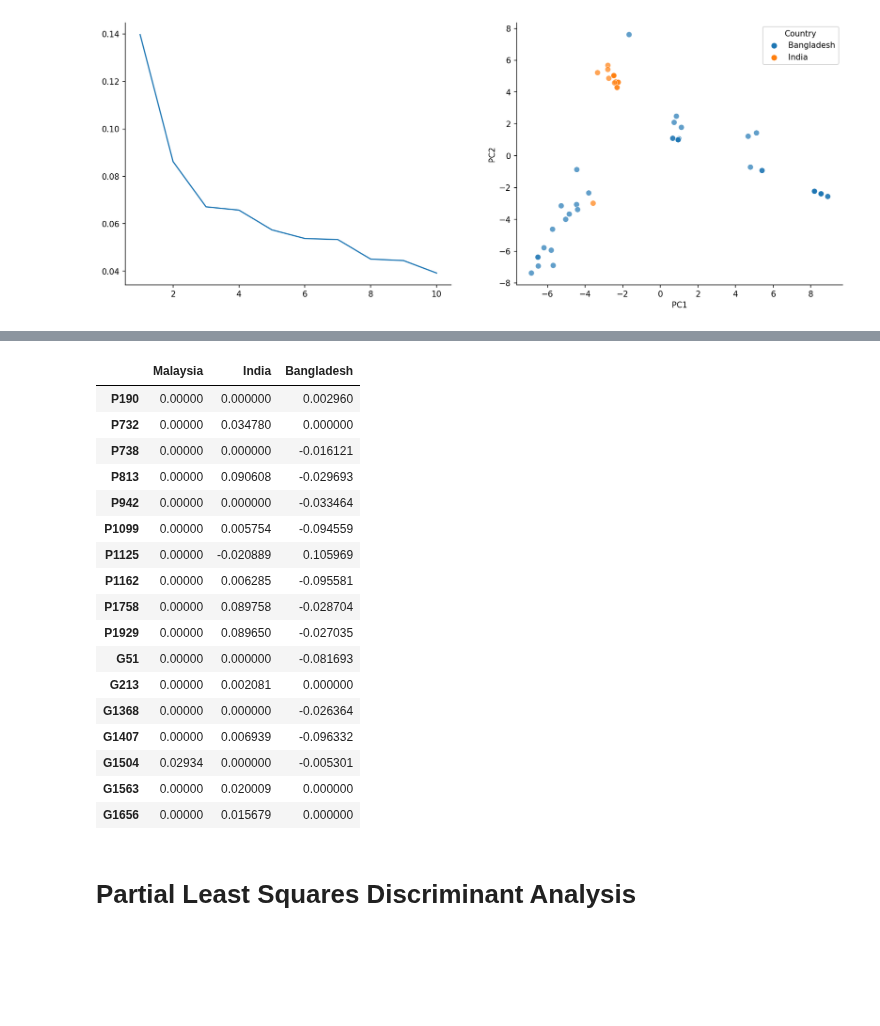
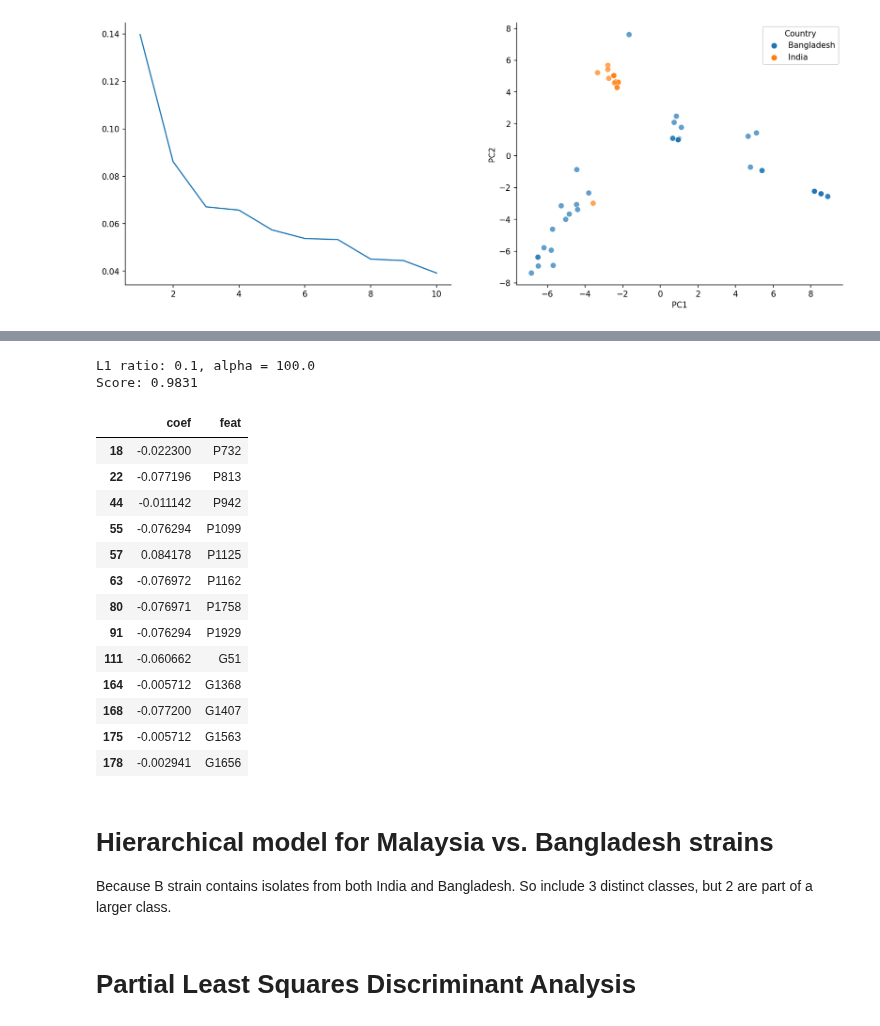
Before and after one commit to sanju99/niv_evo, a Jupyter notebook: clade_differences.ipynb, the cells around one changed output, grey strips where cells are left out. Saved outputs shown, nothing was run; the diff lists cells and outputs as text; code cells hidden in the pictures; blank space fills up the shorter version.

```diff
--- a/clade_differences.ipynb
+++ b/clade_differences.ipynb
@@ -253,15 +263,0 @@ _, pca_df = plot_PCA(input_mat.loc[input_mat.index.isin(metadata.query("Country
-# %%
-logistic_cv = LogisticRegressionCV(Cs=np.logspace(-3, 3, 7),
-                                   fit_intercept=True,
-                                   cv=5,
-                                   penalty='elasticnet',
-                                   #scoring='multilabel_confusion_matrix',
-                                   #scoring='precision_recall_fscore_support',
-                                   #scoring='log_loss', # cross entropy function for crossentropy
-                                   scoring='f1_weighted',
-                                   solver='saga',
-                                   max_iter=10000,
-                                   class_weight='balanced',
-                                   multi_class='multinomial',
-                                   l1_ratios=np.linspace(0, 1, 11)
-                                  )
@@ -287,11 +263,0 @@ array([0.01, 0.01, 0.01])
-# %%
-logistic = LogisticRegression(penalty='elasticnet',
-                              l1_ratio=0.1,
-                              C=0.01,
-                              fit_intercept=True,
-                              solver='saga',
-                              max_iter=10000,
-                              multi_class='multinomial'
-                             )
-
-logistic.fit(X, y)
@@ -324,5 +263,0 @@ logistic.score(X, y)
-# %%
-logistic_feat_df = pd.DataFrame(logistic.coef_).T
-logistic_feat_df.columns = ["Malaysia", "India", "Bangladesh"]
-logistic_feat_df.index = logistic_feat_df.index.rename("Feature")
-logistic_feat_df = logistic_feat_df.set_index(input_mat.columns)
@@ -380,21 +263,0 @@ logistic_feat_df.query("India != 0 & Bangladesh != 0")
-# %%
-logistic_feat_df.query("India != 0 | Bangladesh != 0")
-# %% [output]
-|  | Malaysia | India | Bangladesh |
-| P190 | 0.00000 | 0.000000 | 0.002960 |
-| P732 | 0.00000 | 0.034780 | 0.000000 |
-| P738 | 0.00000 | 0.000000 | -0.016121 |
-| P813 | 0.00000 | 0.090608 | -0.029693 |
-| P942 | 0.00000 | 0.000000 | -0.033464 |
-| P1099 | 0.00000 | 0.005754 | -0.094559 |
-| P1125 | 0.00000 | -0.020889 | 0.105969 |
-| P1162 | 0.00000 | 0.006285 | -0.095581 |
-| P1758 | 0.00000 | 0.089758 | -0.028704 |
-| P1929 | 0.00000 | 0.089650 | -0.027035 |
-| G51 | 0.00000 | 0.000000 | -0.081693 |
-| G213 | 0.00000 | 0.002081 | 0.000000 |
-| G1368 | 0.00000 | 0.000000 | -0.026364 |
-| G1407 | 0.00000 | 0.006939 | -0.096332 |
-| G1504 | 0.02934 | 0.000000 | -0.005301 |
-| G1563 | 0.00000 | 0.020009 | 0.000000 |
-| G1656 | 0.00000 | 0.015679 | 0.000000 |
@@ -400,0 +306,6 @@ logistic_feat_df.query("India != 0 | Bangladesh != 0")
+# %%
+# India = 0, Bangladesh = 1
+india_bgd_df = run_logistic_elasticNet(X_india_bgd, y_india_bgd)
+# %% [output]
+L1 ratio: 0.1, alpha = 100.0
+Score: 0.9831
@@ -401,3 +317,24 @@ logistic_feat_df.query("India != 0 | Bangladesh != 0")
+# %%
+india_bgd_df
+# %% [output]
+|  | coef | feat |
+| 18 | -0.022300 | P732 |
+| 22 | -0.077196 | P813 |
+| 44 | -0.011142 | P942 |
+| 55 | -0.076294 | P1099 |
+| 57 | 0.084178 | P1125 |
+| 63 | -0.076972 | P1162 |
+| 80 | -0.076971 | P1758 |
+| 91 | -0.076294 | P1929 |
+| 111 | -0.060662 | G51 |
+| 164 | -0.005712 | G1368 |
+| 168 | -0.077200 | G1407 |
+| 175 | -0.005712 | G1563 |
+| 178 | -0.002941 | G1656 |
+# %% [markdown]
+# Hierarchical model for Malaysia vs. Bangladesh strains
+
+Because B strain contains isolates from both India and Bangladesh. So include 3 distinct classes, but 2 are part of a larger class.
 # %% [markdown]
 # Partial Least Squares Discriminant Analysis
 # %%
```
Also changed, not shown: parts of 31 cells of this notebook, 4 other files.
